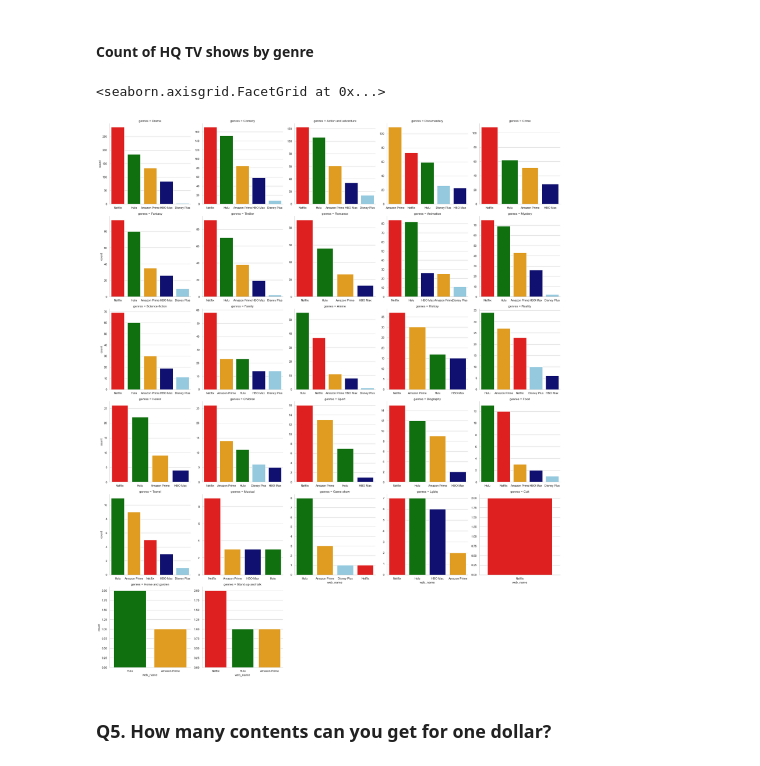
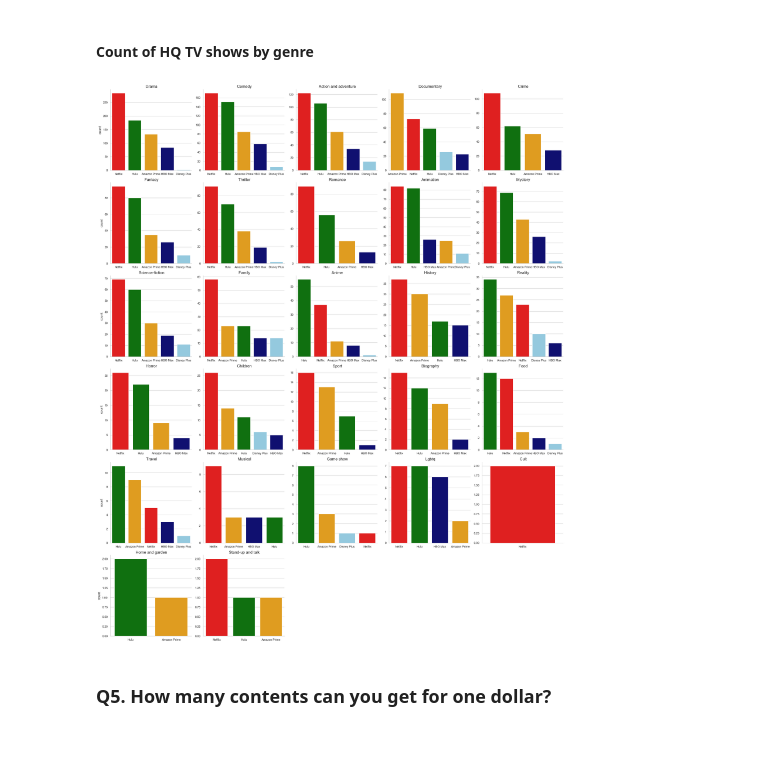
Before and after one commit to ryanhpark/Streaming_Sites_Web_Scraping, a Jupyter notebook: EDA_Streaming_Sites.ipynb, the cells around one changed output. Cells and saved outputs as stored; diff of their text form; code cells hidden in the pictures.

```diff
--- a/EDA_Streaming_Sites.ipynb
+++ b/EDA_Streaming_Sites.ipynb
@@ -50,5 +28 @@ memory usage: 2.1+ MB
-# %%
-data.loc[data['year_end'].notnull(), 'year_end'] = data.loc[data['year_end'].notnull(), 'year_end'].astype('int64')
-data.loc[data['seasons'].notnull(), 'seasons'] = data.loc[data['seasons'].notnull(), 'seasons'].apply('int64')
-data.loc[data['rg_score'].notnull(), 'rg_score'] = data.loc[data['rg_score'].notnull(), 'rg_score'].apply('int64')
 # %% [markdown]
@@ -435,4 +413,11 @@ facet_tv = pd.DataFrame(genre_tv.groupby(["web_name", "genres"]).size().round(2)
 grid = sns.FacetGrid(data = facet_movie.sort_values(by = "count", ascending = False),\
                      col = "genres", col_wrap = 5,sharex = False, sharey = False, height = 5)
 grid.map(sns.barplot, "web_name", "count", palette = palette)
+
+for ax in grid.axes.flat:
+    # Make y-axis labels slightly larger
+    ax.set_xlabel(xlabel = "")
+    ax.set_ylabel(ax.get_ylabel(), fontsize= 13)
+    # Make title more human-readable and larger
+    ax.set_title(ax.get_title().split('=')[1], fontsize=15)
 # %% [output]
@@ -443,10 +427,16 @@ grid.map(sns.barplot, "web_name", "count", palette = palette)
 # %%
 grid = sns.FacetGrid(data = facet_tv.sort_values(by = "count", ascending = False),\
                      col = "genres", col_wrap = 5, sharex = False, sharey = False, height = 5)
 grid.map(sns.barplot, "web_name", "count", palette = palette)
+
+for ax in grid.axes.flat:
+    # Make y-axis labels slightly larger
+    ax.set_xlabel(xlabel = "")
+    ax.set_ylabel(ax.get_ylabel(), fontsize= 13)
+    # Make title more human-readable and larger
+    ax.set_title(ax.get_title().split('=')[1], fontsize=15)
 # %% [output]
-<seaborn.axisgrid.FacetGrid at 0x...>
-[figure, old version]
+[figure, new version]
 # %% [markdown]
 ### Q5. How many contents can you get for one dollar?
 # %%
```
Also changed, not shown: parts of 11 cells of this notebook.
